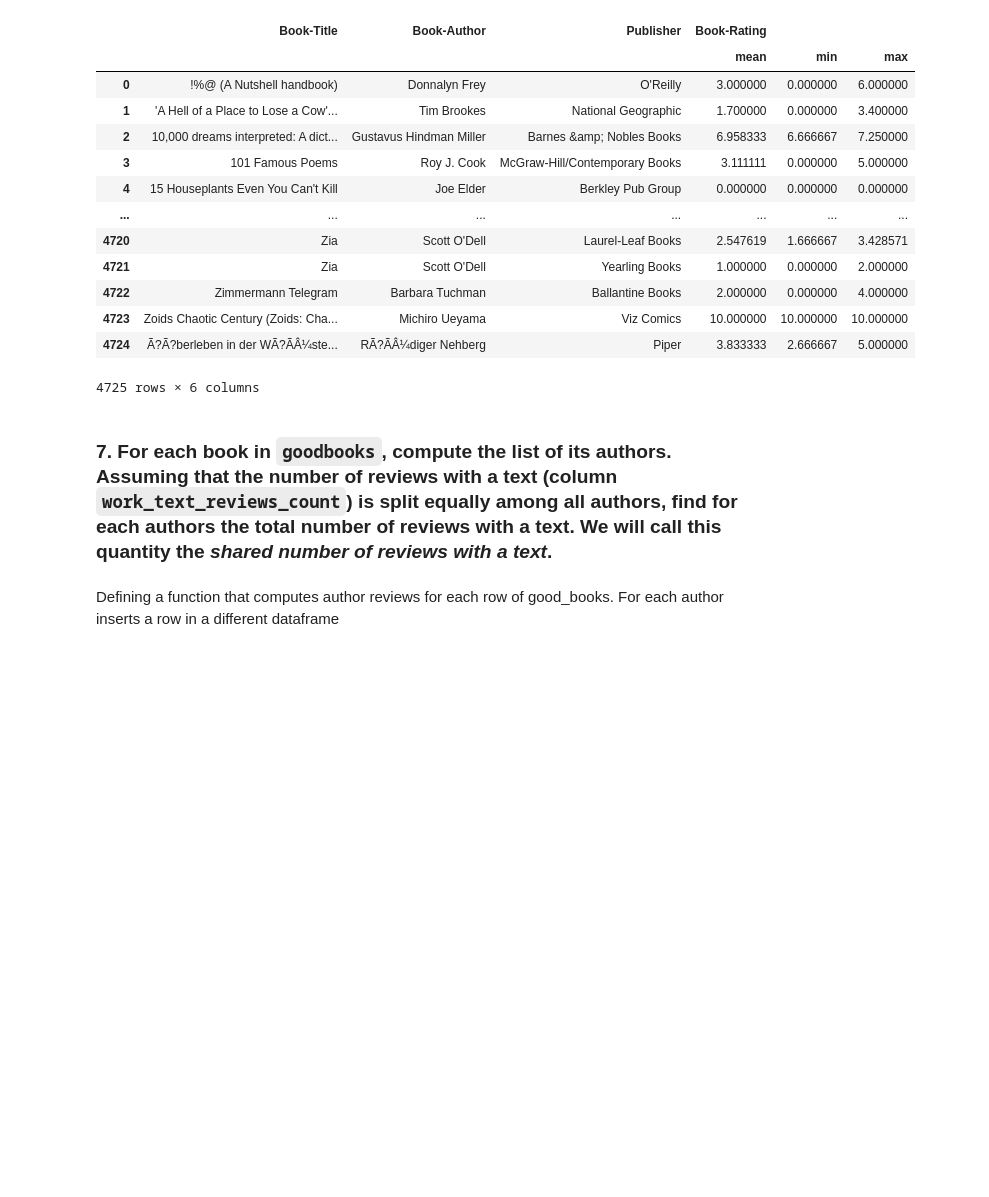
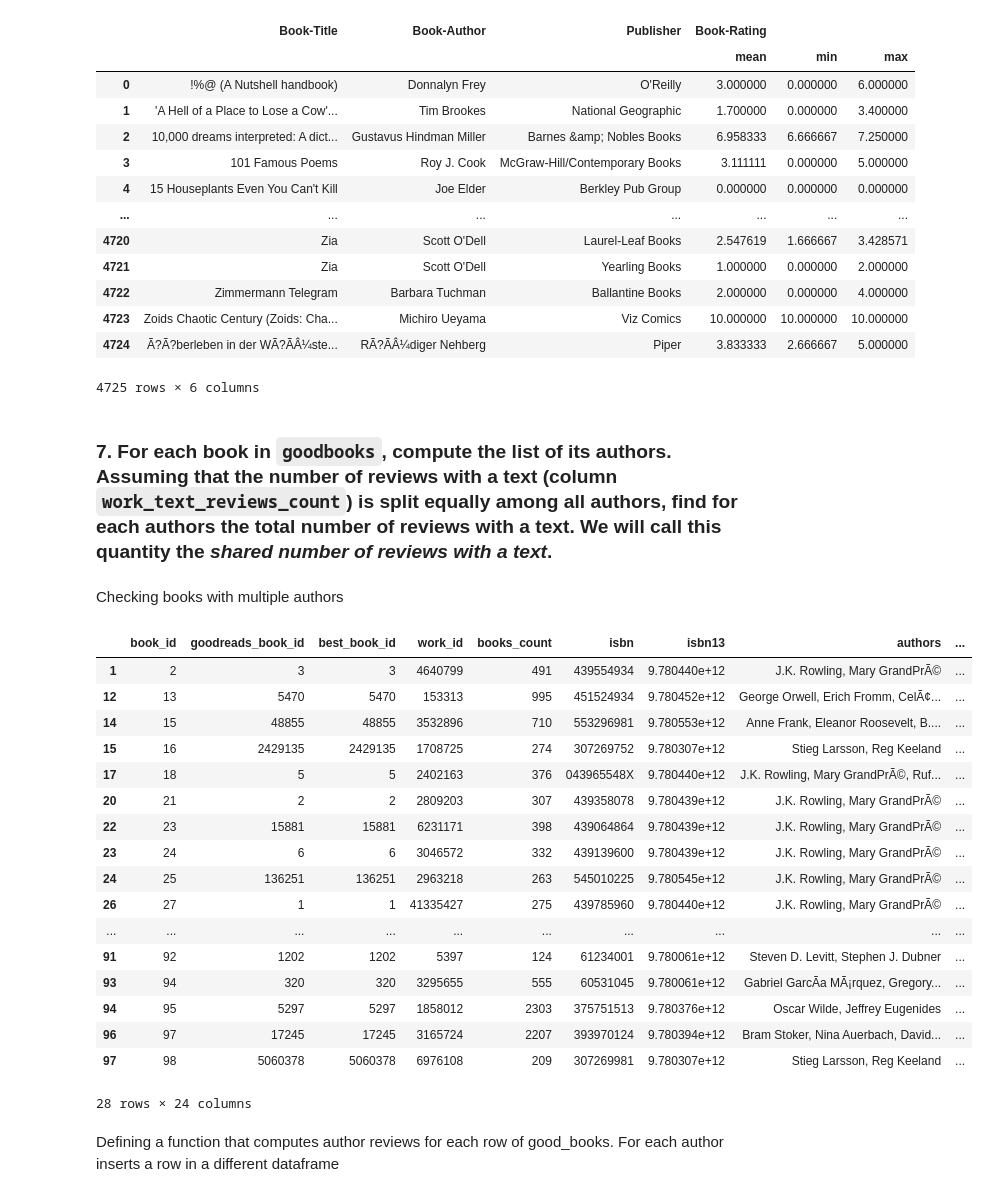
Before and after one commit to FrGregori/booksAnalysis, a Jupyter notebook: project-2021-22.ipynb, the cells around one changed output. Cells and saved outputs as stored; diff of their text form; code cells hidden in the pictures; blank space fills up the shorter version.

```diff
--- a/project-2021-22.ipynb
+++ b/project-2021-22.ipynb
@@ -249,6 +243,29 @@ merged_books_rating_groupby.agg({'Book-Rating': ['mean', 'min', 'max']})
 4725 rows × 6 columns
 # %% [markdown]
 ### 7. For each book in `goodbooks`, compute the list of its authors. Assuming that the number of reviews with a text (column `work_text_reviews_count`) is split equally among all authors, find for each authors the total number of reviews with a text. We will call this quantity the *shared number of reviews with a text*.
+# %% [markdown]
+Checking books with multiple authors
+# %%
+good_books[good_books['authors'].str.contains(',')]
+# %% [output]
+|  | book_id | goodreads_book_id | best_book_id | work_id | books_count | isbn | isbn13 | authors | ... |
+| 1 | 2 | 3 | 3 | 4640799 | 491 | 439554934 | 9.780440e+12 | J.K. Rowling, Mary GrandPrÃ© | ... |
+| 12 | 13 | 5470 | 5470 | 153313 | 995 | 451524934 | 9.780452e+12 | George Orwell, Erich Fromm, CelÃ¢... | ... |
+| 14 | 15 | 48855 | 48855 | 3532896 | 710 | 553296981 | 9.780553e+12 | Anne Frank, Eleanor Roosevelt, B.... | ... |
+| 15 | 16 | 2429135 | 2429135 | 1708725 | 274 | 307269752 | 9.780307e+12 | Stieg Larsson, Reg Keeland | ... |
+| 17 | 18 | 5 | 5 | 2402163 | 376 | 043965548X | 9.780440e+12 | J.K. Rowling, Mary GrandPrÃ©, Ruf... | ... |
+| 20 | 21 | 2 | 2 | 2809203 | 307 | 439358078 | 9.780439e+12 | J.K. Rowling, Mary GrandPrÃ© | ... |
+| 22 | 23 | 15881 | 15881 | 6231171 | 398 | 439064864 | 9.780439e+12 | J.K. Rowling, Mary GrandPrÃ© | ... |
+| 23 | 24 | 6 | 6 | 3046572 | 332 | 439139600 | 9.780439e+12 | J.K. Rowling, Mary GrandPrÃ© | ... |
+| 24 | 25 | 136251 | 136251 | 2963218 | 263 | 545010225 | 9.780545e+12 | J.K. Rowling, Mary GrandPrÃ© | ... |
+| 26 | 27 | 1 | 1 | 41335427 | 275 | 439785960 | 9.780440e+12 | J.K. Rowling, Mary GrandPrÃ© | ... |
+| ... | ... | ... | ... | ... | ... | ... | ... | ... | ... |
+| 91 | 92 | 1202 | 1202 | 5397 | 124 | 61234001 | 9.780061e+12 | Steven D. Levitt, Stephen J. Dubner | ... |
+| 93 | 94 | 320 | 320 | 3295655 | 555 | 60531045 | 9.780061e+12 | Gabriel GarcÃ­a MÃ¡rquez, Gregory... | ... |
+| 94 | 95 | 5297 | 5297 | 1858012 | 2303 | 375751513 | 9.780376e+12 | Oscar Wilde, Jeffrey Eugenides | ... |
+| 96 | 97 | 17245 | 17245 | 3165724 | 2207 | 393970124 | 9.780394e+12 | Bram Stoker, Nina Auerbach, David... | ... |
+| 97 | 98 | 5060378 | 5060378 | 6976108 | 209 | 307269981 | 9.780307e+12 | Stieg Larsson, Reg Keeland | ... |
+28 rows × 24 columns
 # %% [markdown]
 Defining a function that computes author reviews for each row of good_books. For each author inserts a row in a different dataframe
 # %%
```
Also changed, not shown: parts of 31 cells of this notebook, 6 other files.
